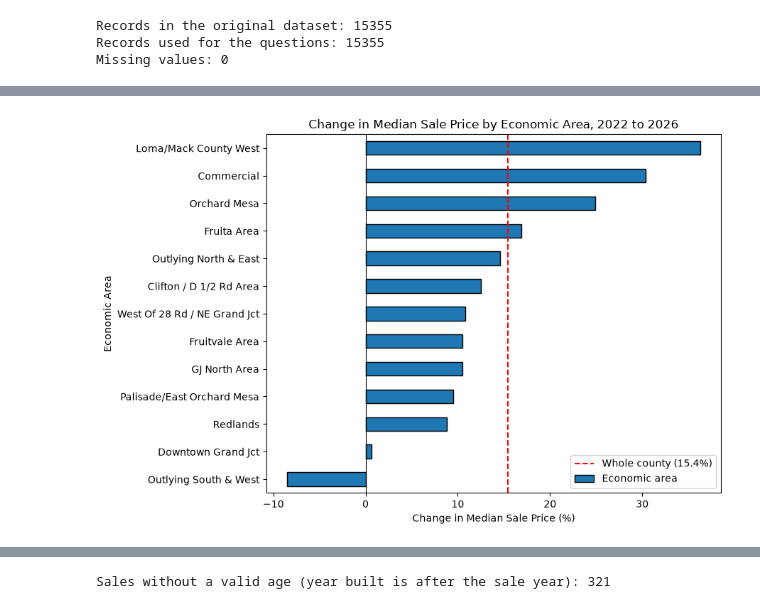
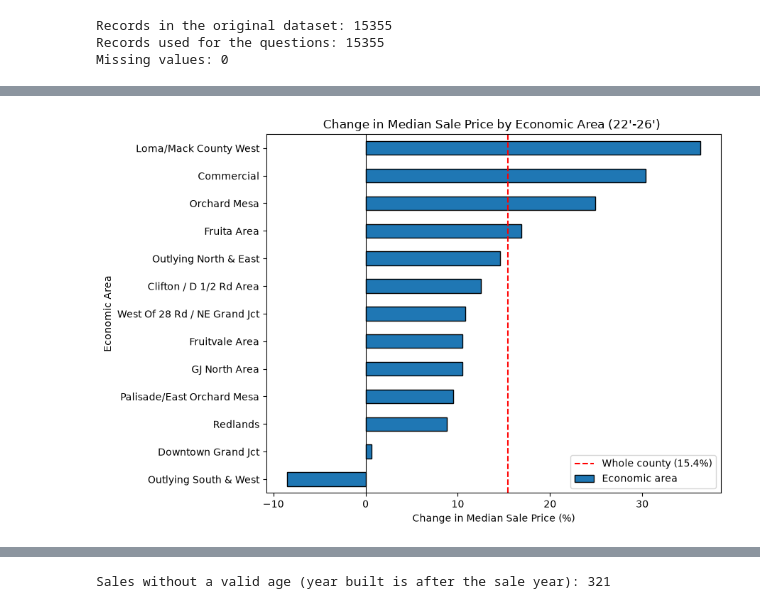
Before and after one commit to Dan2411/Mesa-County-Real-Estate-EDA, a Jupyter notebook: Team6_Midterm_Project.ipynb, the cells around one changed output, grey strips where cells are left out. Saved outputs shown, nothing was run; the diff lists cells and outputs as text; code cells hidden in the pictures.

```diff
--- a/Team6_Midterm_Project.ipynb
+++ b/Team6_Midterm_Project.ipynb
@@ -1695,13 +1812,14 @@ To answer this, we calculate the median sale price of each economic area in each
 # %%
-# Question 8: Median sale price by area and year
+# Location × year × price
+# Median sale price by area and year
 q8 = orig.pivot_table(values='sale_price', index='economic_area',
                       columns='sale_year', aggfunc='median')
 q8['total_sales'] = orig.groupby('economic_area')['sale_price'].count()
-q8['change_2022_2026_pct'] = (q8[2026] / q8[2022] - 1) * 100
-q8 = q8.sort_values('change_2022_2026_pct', ascending=False)
+q8['total_pct_change'] = (q8[2026] / q8[2022] - 1) * 100
+q8 = q8.sort_values('total_pct_change', ascending=False)
 display(q8.round(1))
 
-# Change for the whole county
+# county change
 county = orig.groupby('sale_year')['sale_price'].median()
 county_change = (county[2026] / county[2022] - 1) * 100
 print(f'County median: ${county[2022]:,.0f} in 2022 to ${county[2026]:,.0f} in 2026 ({county_change:.1f}%)')
@@ -1723,17 +1841,17 @@ print(f'County median: ${county[2022]:,.0f} in 2022 to ${county[2026]:,.0f} in 2
 | Outlying South & West | 463500.0 | 435000.0 | 401750.0 | 490000.0 | 424000.0 | 284 | -8.5 |
 County median: $357,000 in 2022 to $412,000 in 2026 (15.4%)
 # %%
-# Percent change by area, with the county change as a dashed line
+# pct change by area, with the county change as a dashed line
 plt.figure(figsize=(9, 6))
-q8['change_2022_2026_pct'].sort_values().plot(kind='barh', edgecolor='black', label='Economic area')
+q8['total_pct_change'].sort_values().plot(kind='barh', edgecolor='black', label='Economic area')
 plt.axvline(county_change, color='red', linestyle='--', label=f'Whole county ({county_change:.1f}%)')
 plt.axvline(0, color='black', linewidth=0.8)
-plt.title('Change in Median Sale Price by Economic Area, 2022 to 2026')
+plt.title("Change in Median Sale Price by Economic Area (22'-26') ")
 plt.xlabel('Change in Median Sale Price (%)')
 plt.ylabel('Economic Area')
 plt.legend()
 plt.tight_layout()
 plt.show()
 # %% [output]
-[figure, old version]
+[figure, new version]
 # %% [markdown]
```
Also changed, not shown: parts of 160 cells of this notebook.
